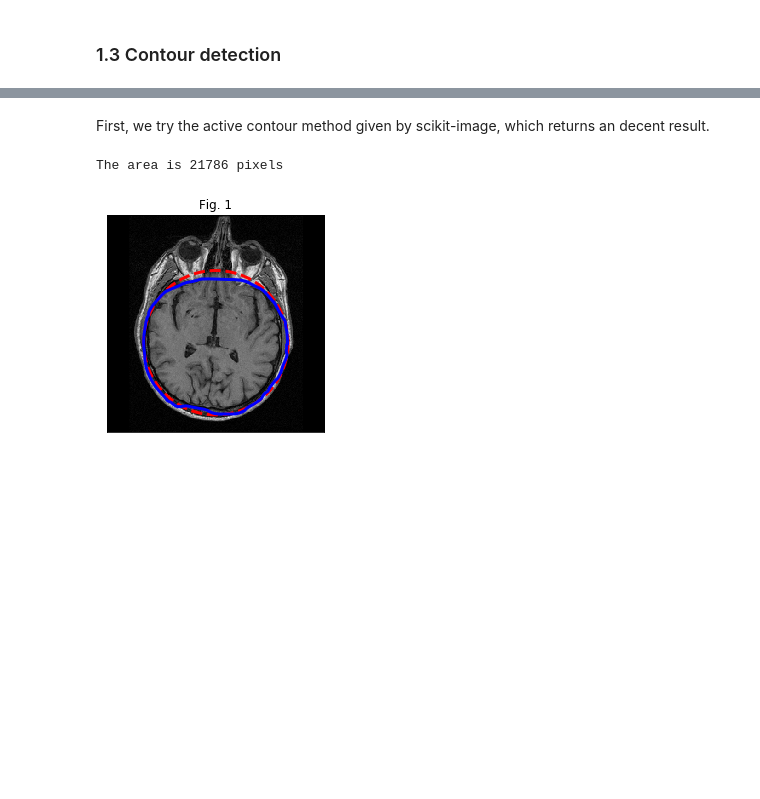
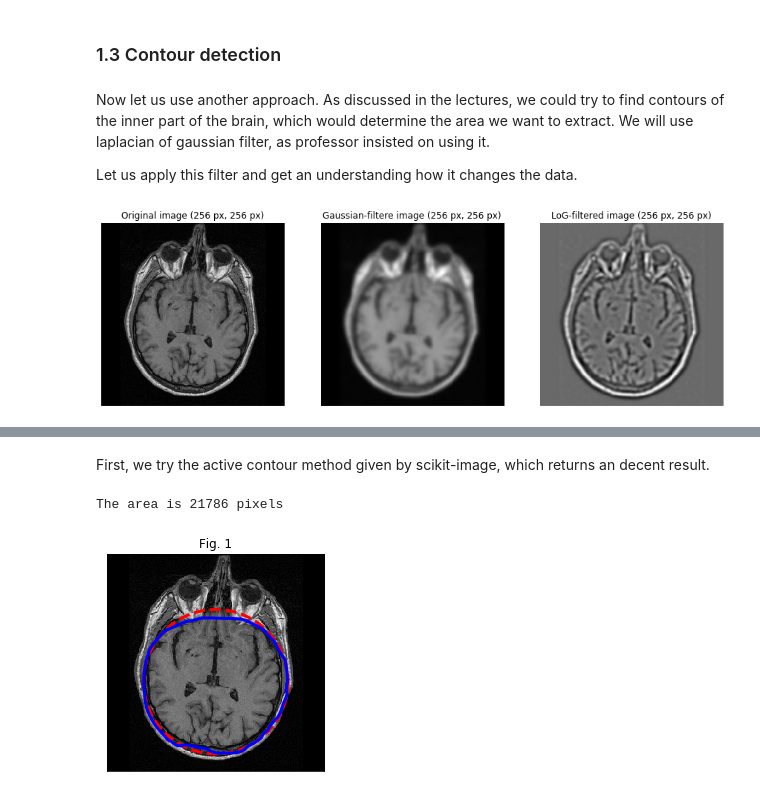
Before and after one commit to oganesManasian/Image-analysis-and-pattern-recognition, a Jupyter notebook: labs/lab_01_segmentation.ipynb, the cells around one changed output, grey strips where cells are left out. Cells and saved outputs as stored; diff of their text form; code cells hidden in the pictures; blank space fills up the shorter version.

Commit message:
finished contour-based method

```diff
--- a/labs/lab_01_segmentation.ipynb
+++ b/labs/lab_01_segmentation.ipynb
@@ -279,3 +279,27 @@ The size of the brain is: 15299 pixels
 <a id='contour'></a>
 # %% [markdown]
 ### 1.3 Contour detection
+# %% [markdown]
+Now let us use another approach. As discussed in the lectures, we could try to find contours of the inner part of the brain, which would determine the area we want to extract. We will use laplacian of gaussian filter, as professor insisted on using it.
+
+Let us apply this filter and get an understanding how it changes the data.
+# %%
+from skimage.filters import laplace, gaussian
+
+# Applying consecutively gaussian and laplacian filter
+# We will use arbitrary sigma parameter for gaussian function
+brain_im_gaussian_filtered = gaussian(brain_im, sigma=2.5)
+brain_im_LoG = laplace(brain_im_gaussian_filtered)
+
+fig, ax = plt.subplots(1, 3, figsize=(15, 5))
+ax[0].imshow(brain_im, cmap='gray')
+ax[0].set_title('Original image ({} px, {} px)'.format(im_h, im_w))
+ax[0].axis('off');
+ax[1].imshow(brain_im_gaussian_filtered, cmap='gray')
+ax[1].set_title('Gaussian-filtere image ({} px, {} px)'.format(im_h, im_w))
+ax[1].axis('off');
+ax[2].imshow(brain_im_LoG, cmap='gray');
+ax[2].set_title('LoG-filtered image ({} px, {} px)'.format(im_h, im_w))
+ax[2].axis('off');
+# %% [output]
+[figure, added]
```
Also changed, not shown: parts of 28 cells of this notebook.
